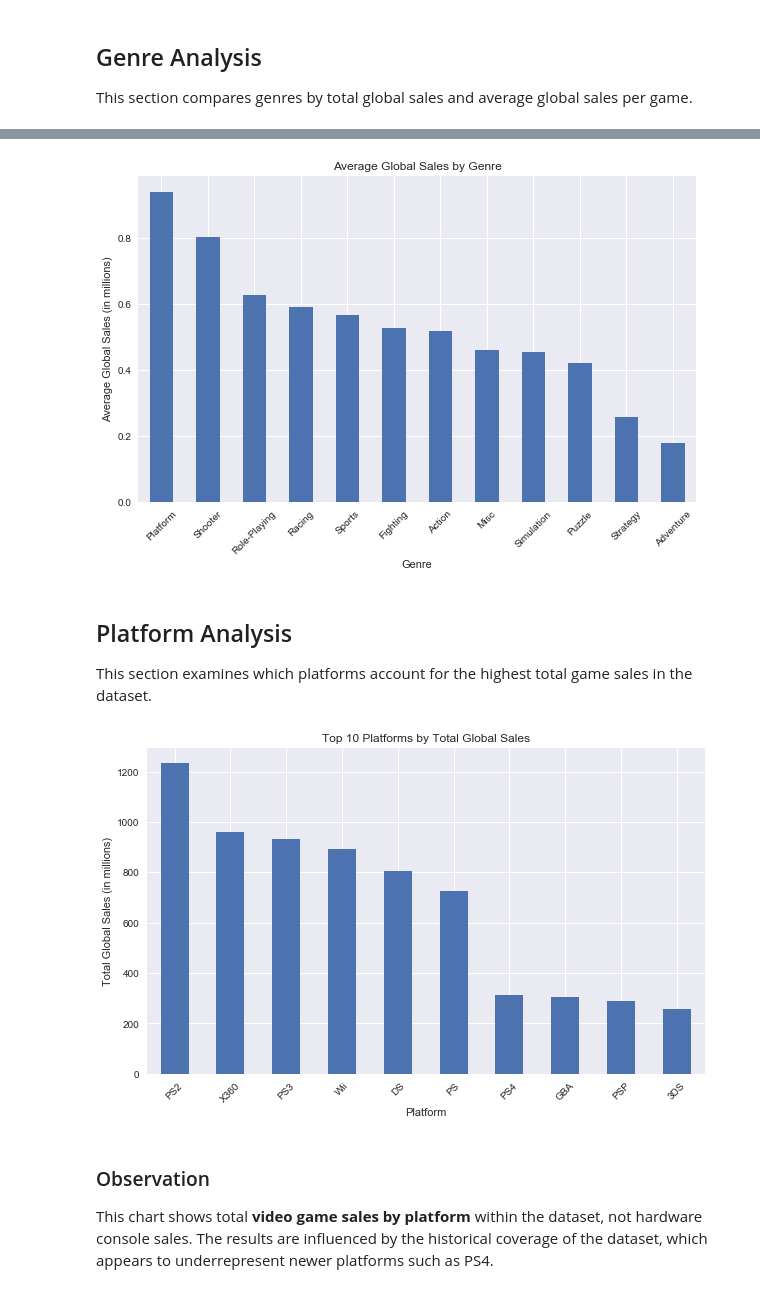
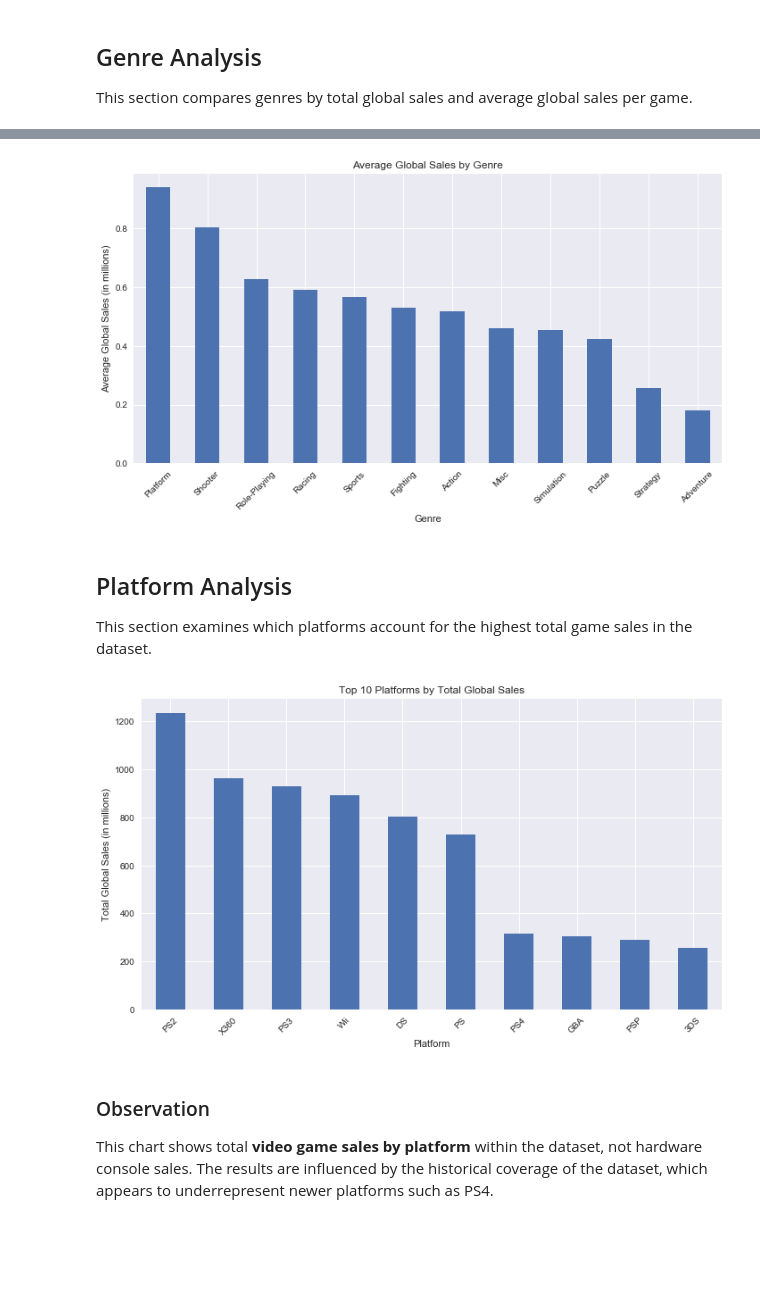
Before and after one commit to maincato/video-game-success-analysis, a Jupyter notebook: notebooks/video_game_success_analysis.ipynb, the cells around one changed output, grey strips where cells are left out. Drawn from its saved outputs; the diff is of its cells as text; code cells hidden in the pictures; blank space fills up the shorter version.

```diff
--- a/notebooks/video_game_success_analysis.ipynb
+++ b/notebooks/video_game_success_analysis.ipynb
@@ -118,21 +122,23 @@ plt.show()
 # %%
-avg_genre_sales = df_clean.groupby("Genre")["Global_Sales"].mean().sort_values(ascending = False)
+avg_genre_sales = df_clean.groupby("Genre")["Global_Sales"].mean().sort_values(ascending=False)
 
 plt.figure(figsize=(10,6))
 avg_genre_sales.plot(kind="bar")
 plt.title("Average Global Sales by Genre")
 plt.xlabel("Genre")
 plt.ylabel("Average Global Sales (in millions)")
 plt.xticks(rotation=45)
+plt.tight_layout()
+plt.savefig("../images/average_sales_by_genre.png", dpi=300, bbox_inches="tight")
 plt.show()
 # %% [output]
-[figure, old version]
+[figure, new version]
 # %% [markdown]
 ## Platform Analysis
 
 This section examines which platforms account for the highest total game sales in the dataset.
 # %%
-sales_by_platform = df_clean.groupby("Platform")["Global_Sales"].sum().sort_values(ascending = False).head(10)
+sales_by_platform = df_clean.groupby("Platform")["Global_Sales"].sum().sort_values(ascending=False).head(10)
 
 plt.figure(figsize=(10,6))
 sales_by_platform.plot(kind="bar")
@@ -140,9 +146,11 @@ plt.title("Top 10 Platforms by Total Global Sales")
 plt.xlabel("Platform")
 plt.ylabel("Total Global Sales (in millions)")
 plt.xticks(rotation=45)
+plt.tight_layout()
+plt.savefig("../images/top_platforms_sales.png", dpi=300, bbox_inches="tight")
 plt.show()
 # %% [output]
-[figure, old version]
+[figure, new version]
 # %% [markdown]
 ### Observation
 This chart shows total **video game sales by platform** within the dataset, not hardware console sales. The results are influenced by the historical coverage of the dataset, which appears to underrepresent newer platforms such as PS4.
```
Also changed, not shown: parts of 4 cells of this notebook.
